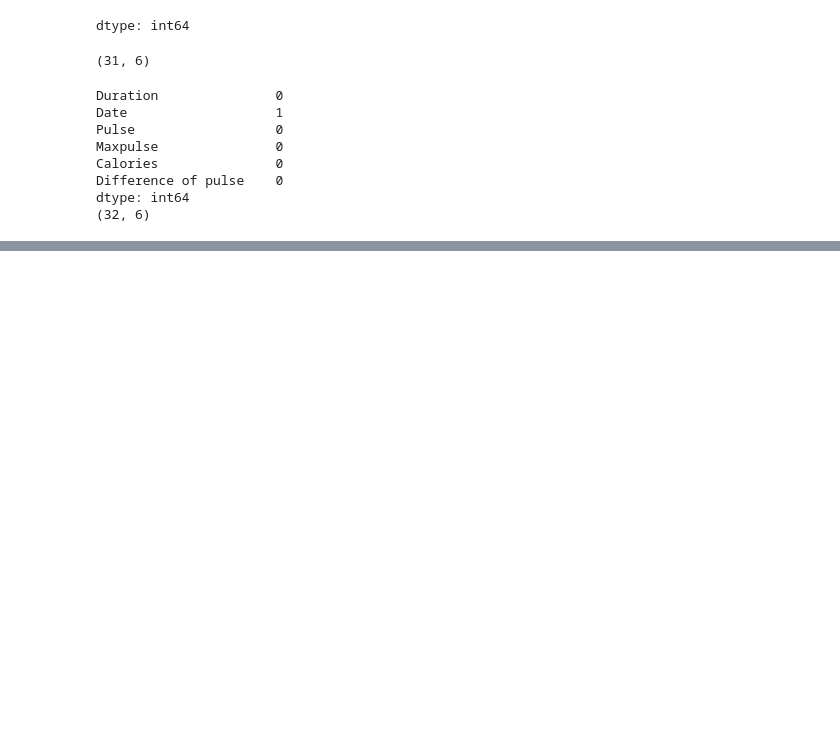
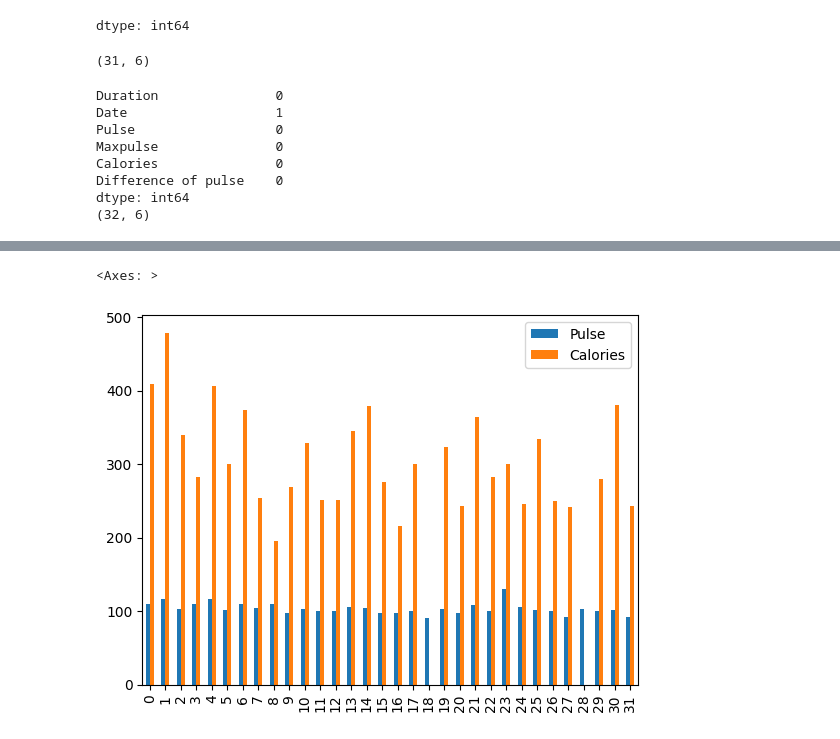
Before and after one commit to Melany0297/DEA113, a Jupyter notebook: EDA.ipynb, the cells around one changed output, grey strips where cells are left out. Saved outputs shown, nothing was run; the diff lists cells and outputs as text; code cells hidden in the pictures; blank space fills up the shorter version.

```diff
--- a/EDA.ipynb
+++ b/EDA.ipynb
@@ -203,0 +231,6 @@ dtype: int64
+# %%
+barData = data[['Pulse','Calories']]
+barData.plot(kind='bar')
+# %% [output]
+<Axes: >
+[figure, added]
```
Also changed, not shown: parts of 2 cells of this notebook.
